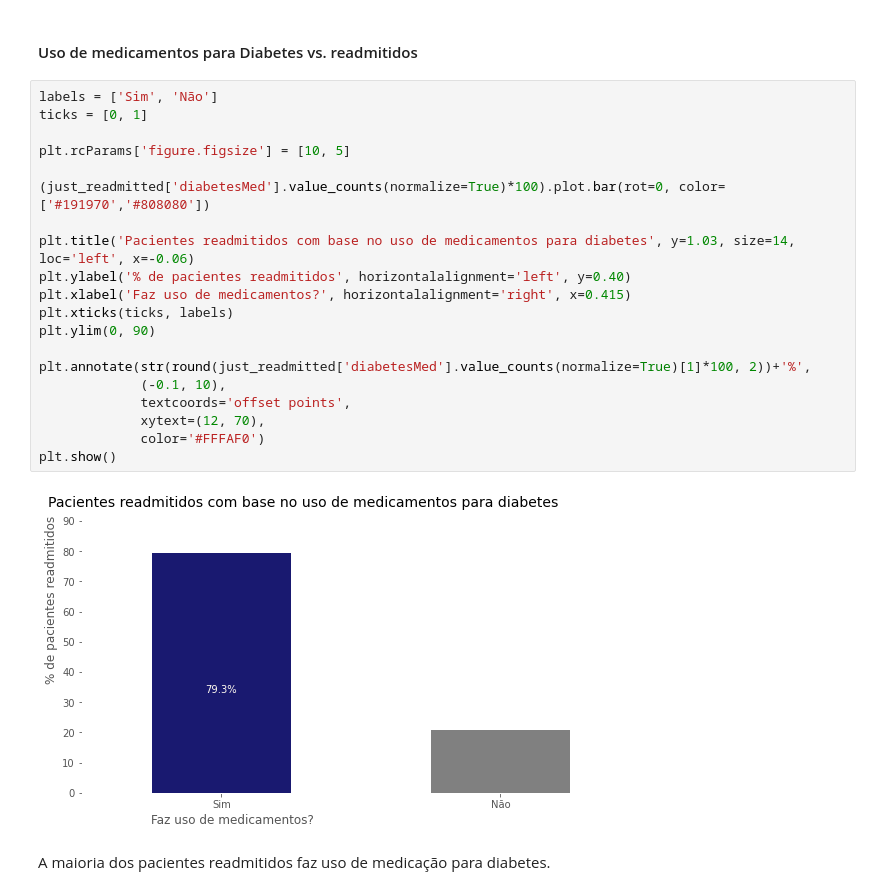
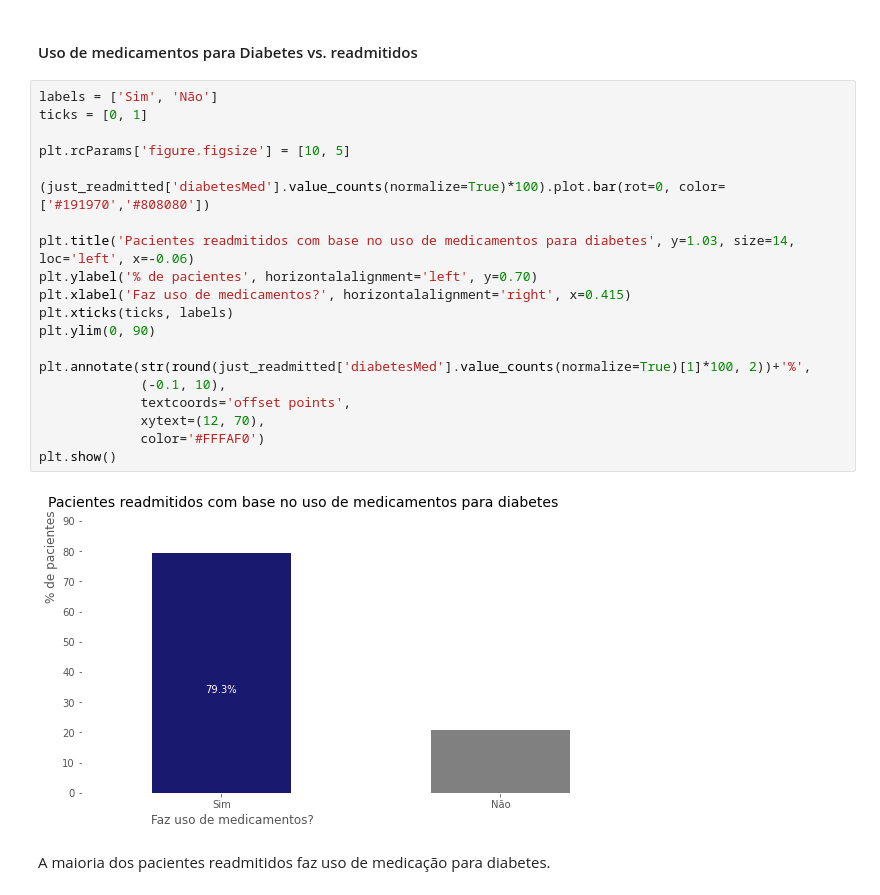
Before and after one commit to LilianeAquino/aed_projeto_3, a Jupyter notebook: template.ipynb, the cells around one changed output. Drawn from its saved outputs; the diff is of its cells as text.

```diff
--- a/template.ipynb
+++ b/template.ipynb
@@ -781,25 +787,25 @@ Com base na análise do primeiro gráfico, percebe-se que pacientes diagnosticad
 # %%
 labels = ['Sim', 'Não']
 ticks = [0, 1]
 
 plt.rcParams['figure.figsize'] = [10, 5]
 
 (just_readmitted['diabetesMed'].value_counts(normalize=True)*100).plot.bar(rot=0, color=['#191970','#808080'])
 
 plt.title('Pacientes readmitidos com base no uso de medicamentos para diabetes', y=1.03, size=14, loc='left', x=-0.06)
-plt.ylabel('% de pacientes readmitidos', horizontalalignment='left', y=0.40)
+plt.ylabel('% de pacientes', horizontalalignment='left', y=0.70)
 plt.xlabel('Faz uso de medicamentos?', horizontalalignment='right', x=0.415)
 plt.xticks(ticks, labels)
 plt.ylim(0, 90)
 
 plt.annotate(str(round(just_readmitted['diabetesMed'].value_counts(normalize=True)[1]*100, 2))+'%',
              (-0.1, 10),
              textcoords='offset points',
              xytext=(12, 70),
              color='#FFFAF0')
 plt.show()
 # %% [output]
-[figure, old version]
+[figure, new version]
 # %% [markdown]
 A maioria dos pacientes readmitidos faz uso de medicação para diabetes.
 # %% [markdown]
```
Also changed, not shown: parts of 16 cells of this notebook.
